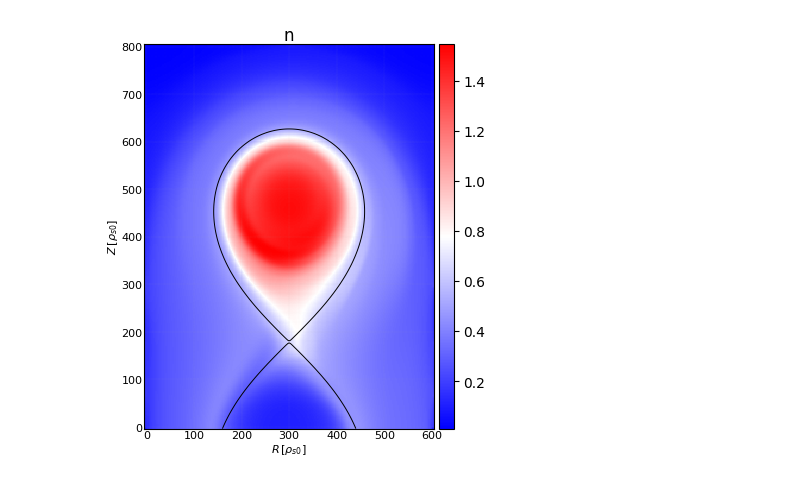
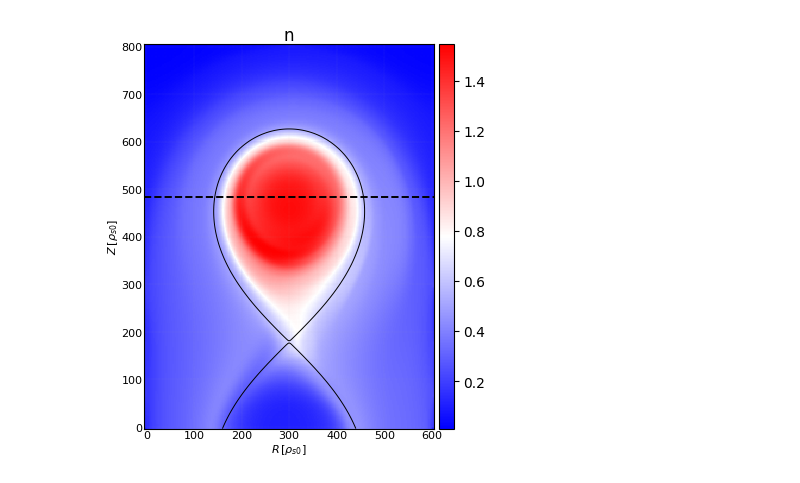
Before and after one commit to kyungtak/Jupyter_GBS, a Jupyter notebook: ML_validation/Radial_profiles.ipynb, the cells around one changed output. Saved outputs shown, nothing was run; the diff lists cells and outputs as text; code cells hidden in the pictures.

```diff
--- a/ML_validation/Radial_profiles.ipynb
+++ b/ML_validation/Radial_profiles.ipynb
@@ -61,31 +61,33 @@ X, Y = np.meshgrid(s.x, s.y)
 fig, ax = plt.subplots(figsize=(4, 5), sharex=True, sharey=True)
 
 cs1 = ax.pcolormesh(X, Y, dens_avg, cmap='bwr')
 #cs1 = ax.pcolormesh(X, Y, dens_avg, cmap='bwr')
 
 divider = make_axes_locatable(ax)
 cax = divider.append_axes('right', size='5%', pad=0.05)
 cbar=fig.colorbar(cs1, cax=cax, orientation='vertical')
 cbar.ax.tick_params(labelsize=10)
 
 
 ax.contour(X, Y, s.Psi, levels=[s.Psi[s.iyxpt, s.ixxpt]], linewidths=0.7, colors='k')
 ax.grid(True, which='major', alpha=1., linestyle=':', linewidth=0.1)
 ax.grid(True, which='minor', alpha=0.2, linestyle=':', linewidth=0.1)
 ax.xaxis.set_minor_locator(AutoMinorLocator())
 ax.yaxis.set_minor_locator(AutoMinorLocator())
 ax.tick_params(axis='x', labelsize=8, pad=1)
 ax.tick_params(axis='y', labelsize=8, pad=1)
 ax.tick_params(which='minor', direction="in", size=0)
 ax.tick_params(which='major', direction="in", size=0)
 
 
+ax.axhline(y=s.y0, color='k', linestyle='--', linewidth=1.4)
+
 ax.set_xlabel(r'$R \,[\rho_{s0}]$', fontsize=8, labelpad=1)
 ax.set_ylabel(r'$Z\, [\rho_{s0}]$', fontsize=8, rotation=90, labelpad=1)
 
 ax.set_title(r'n', fontsize=12, pad=1.5)
 
 #plt.gca().set_aspect('equal')
 plt.show(block=False)
 # %% [output]
-[figure, old version]
+[figure, new version]
```
Also changed, not shown: parts of 7 cells of this notebook.
